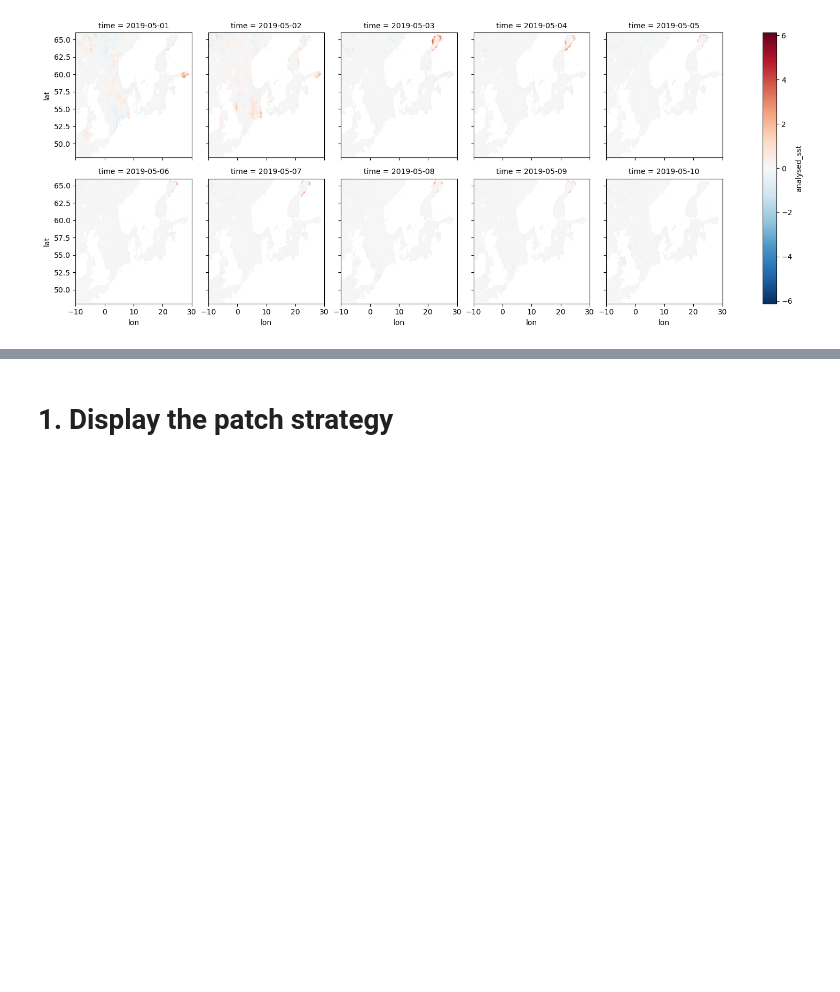
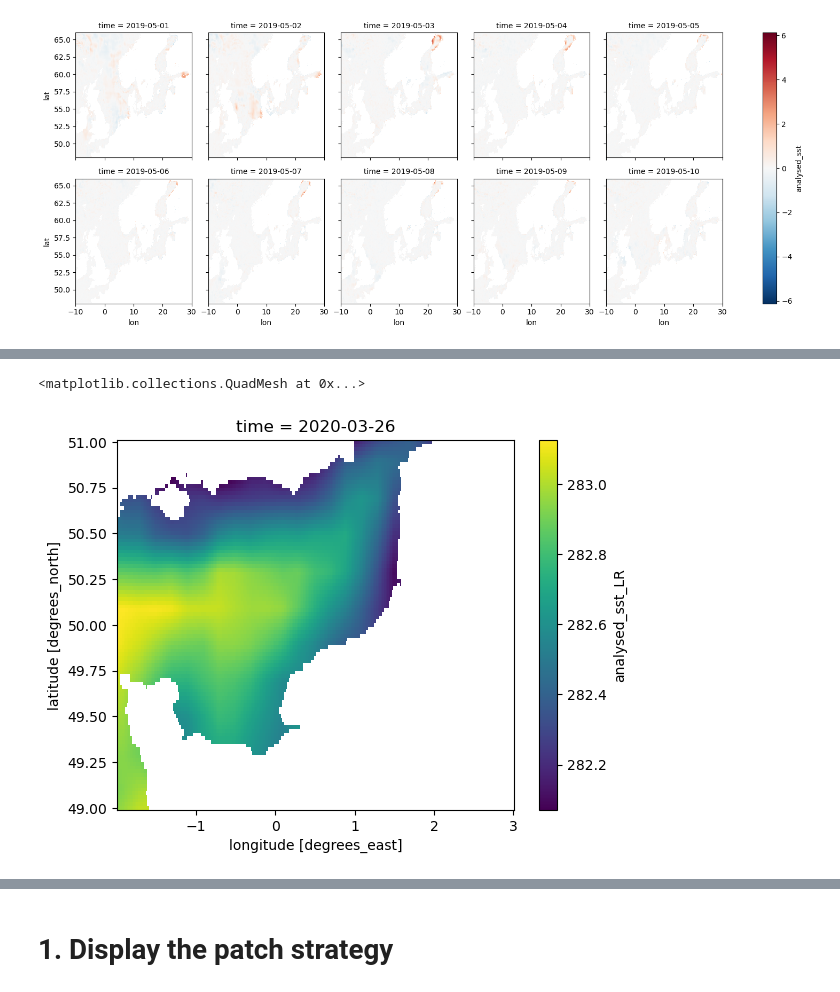
Before and after one commit to CIA-Oceanix/4dvarnet-starter, a Jupyter notebook: Notebook_DMI/Notebook_DMI_MS.ipynb, the cells around one changed output, grey strips where cells are left out. Cells and saved outputs as stored; diff of their text form; code cells hidden in the pictures; blank space fills up the shorter version.

```diff
--- a/Notebook_DMI/Notebook_DMI_MS.ipynb
+++ b/Notebook_DMI/Notebook_DMI_MS.ipynb
@@ -101,0 +111,8 @@ np.abs(anom_mean_sst).plot()
+# %%
+import xarray as xr
+import matplotlib.pyplot as plt
+data_coarse=xr.open_dataset('/DATASET/mbeauchamp/DMI/training_dataset/DMI-L3S_GHRSST-SSTsubskin-night_SST_UHR_NRT-NSEABALTIC_w4DVarNet_coarse.nc')
+data_coarse.sel(lon=slice(-2,3),lat=slice(49,51)).isel(time=350).analysed_sst_LR.plot()
+# %% [output]
+<matplotlib.collections.QuadMesh at 0x...>
+[figure, added]
```
Also changed, not shown: parts of 28 cells of this notebook, 22 other files.
